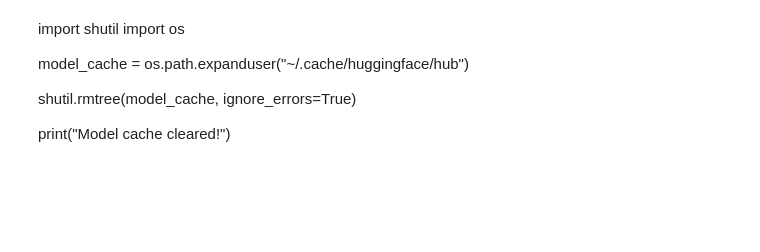
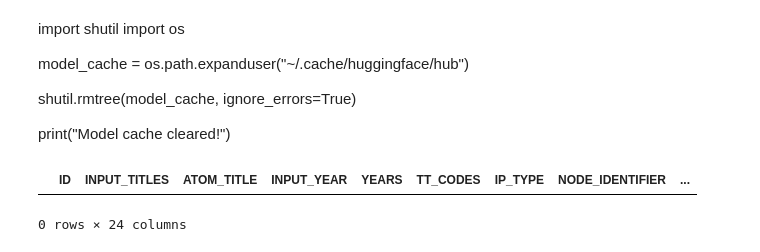
Before and after one commit to Muveeshkumar-DataEngGit/Data-Quality-Engineering, a Jupyter notebook: Smart Title Matching (AI-Based).ipynb, the cells around one changed output. Cells and saved outputs as stored; diff of their text form; code cells hidden in the pictures; blank space fills up the shorter version.

```diff
--- a/Smart Title Matching (AI-Based).ipynb
+++ b/Smart Title Matching (AI-Based).ipynb
@@ -1083,3 +1049,8 @@ model_cache = os.path.expanduser("~/.cache/huggingface/hub")
 shutil.rmtree(model_cache, ignore_errors=True)
 
 print("Model cache cleared!")
+# %%
+Matches_top3[Matches_top3["ID"]=="-152647"]
+# %% [output]
+|  | ID | INPUT_TITLES | ATOM_TITLE | INPUT_YEAR | YEARS | TT_CODES | IP_TYPE | NODE_IDENTIFIER | ... |
+0 rows × 24 columns
```
Also changed, not shown: parts of 1 cell of this notebook, 2 other files.
